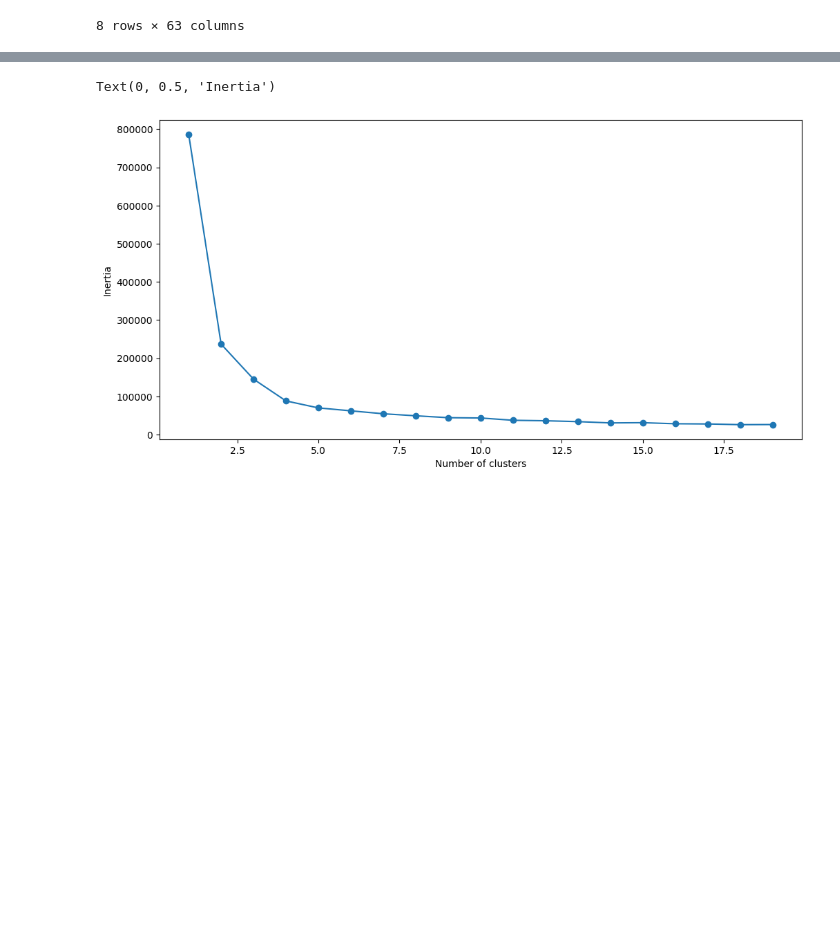
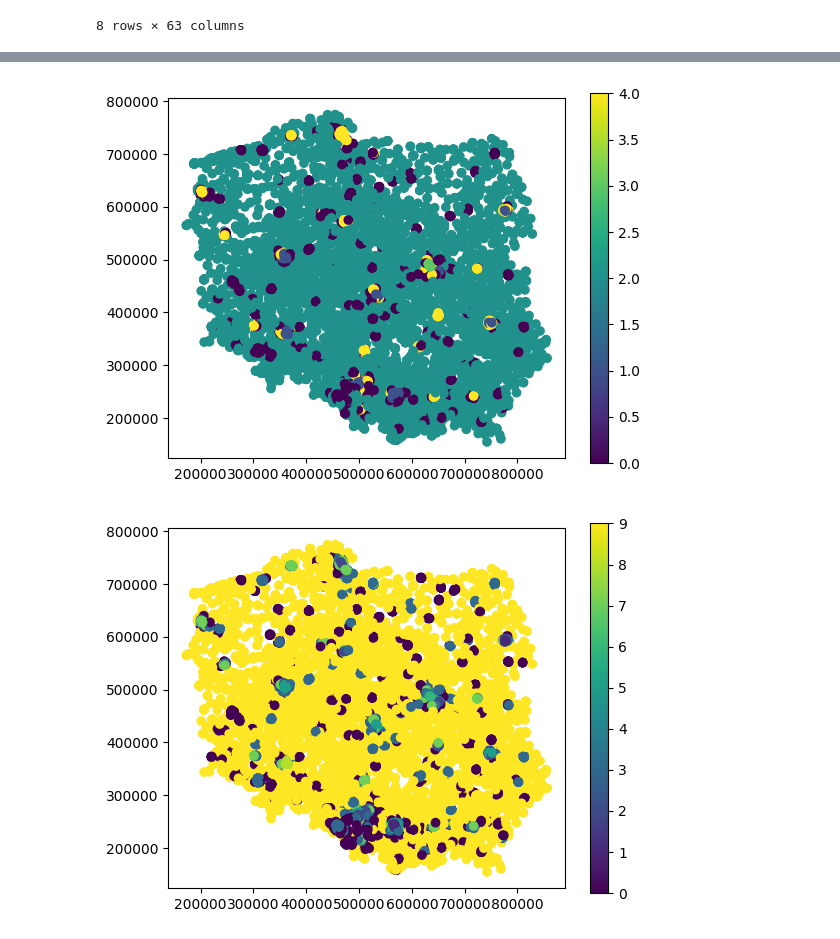
Before and after one commit to alex-kaye-cap/geodemographics-demonstrator, a Jupyter notebook: notebooks/05 kmeans modelling.ipynb, the cells around one changed output, grey strips where cells are left out. Cells and saved outputs as stored; diff of their text form; code cells hidden in the pictures; blank space fills up the shorter version.

```diff
--- a/notebooks/05 kmeans modelling.ipynb
+++ b/notebooks/05 kmeans modelling.ipynb
@@ -94,26 +61,48 @@ kmeans.inertia_
 # %%
-# Use elbow method to determin a good number of clusters
+# # Use elbow method to determine a good number of clusters
 
-# fitting multiple k-means algorithms and storing the values in an empty list
-SSE = []
-for cluster in range(1,20):
-    kmeans = KMeans(n_clusters=cluster, init='k-means++')
-    kmeans.fit(df_scaled)
-    SSE.append(kmeans.inertia_)
+# # fitting multiple k-means algorithms and storing the values in an empty list
+# SSE = []
+# for cluster in range(1,20):
+#     kmeans = KMeans(n_clusters=cluster, init='k-means++')
+#     kmeans.fit(df_scaled)
+#     SSE.append(kmeans.inertia_)
 
-# converting the results into a dataframe and plotting them
-frame = pd.DataFrame({'Cluster':range(1,20), 'SSE':SSE})
-plt.figure(figsize=(12,6))
-plt.plot(frame['Cluster'], frame['SSE'], marker='o')
-plt.xlabel('Number of clusters')
-plt.ylabel('Inertia')
+# # converting the results into a dataframe and plotting them
+# frame = pd.DataFrame({'Cluster':range(1,20), 'SSE':SSE})
+# plt.figure(figsize=(12,6))
+# plt.plot(frame['Cluster'], frame['SSE'], marker='o')
+# plt.xlabel('Number of clusters')
+# plt.ylabel('Inertia')
-# %% [output]
-Text(0, 0.5, 'Inertia')
-[figure, removed]
-# %%
-# Set number of cluseter to 5 and fit the model
-
-# k means using 5 clusters and k-means++ initialization
-kmeans = KMeans(n_clusters = 10, init='k-means++')
-kmeans.fit(df_scaled)
-pred = kmeans.predict(df_scaled)
+# %%
+# Set number of cluseter to 5, 10 and 15 and fit the model
+
+k_list = [5, 10, 15, 20]
+
+# Add in Point Geom
+gdf_pred = gdf.copy()
+gdf_pred['geometry'] = gdf_pred.centroid
+gdf_pred = gdf_pred.set_geometry('geometry')
+
+for k in k_list:
+
+    # k means using 5 clusters and k-means++ initialization
+    kmeans = KMeans(n_clusters=k, init='k-means++')
+    kmeans.fit(df_scaled)
+    pred = kmeans.predict(df_scaled)
+
+    # Combine with orignal gdf
+    gdf_pred[f'{k}_clusters'] = pred
+
+    # PLot
+    gdf_pred.plot(column=f'{k}_clusters', legend=True)
+
+# # Convert to WGS and save
+gdf_pred = gdf_pred.to_crs('4236')
+gdf_pred['lon'] = gdf_pred.geometry.x
+gdf_pred['lat'] = gdf_pred.geometry.y
+gdf_pred.to_file('C:/Users/alkaye/geodemographics-demonstrator/processed_data/pharmacies_clustered.geojson')
+gdf_pred.to_csv('C:/Users/alkaye/geodemographics-demonstrator/processed_data/pharmacies_clustered.csv')
+# %% [output]
+[figure, added]
+[figure, added]
```
Also changed, not shown: parts of 12 cells of this notebook, 2 other files.
